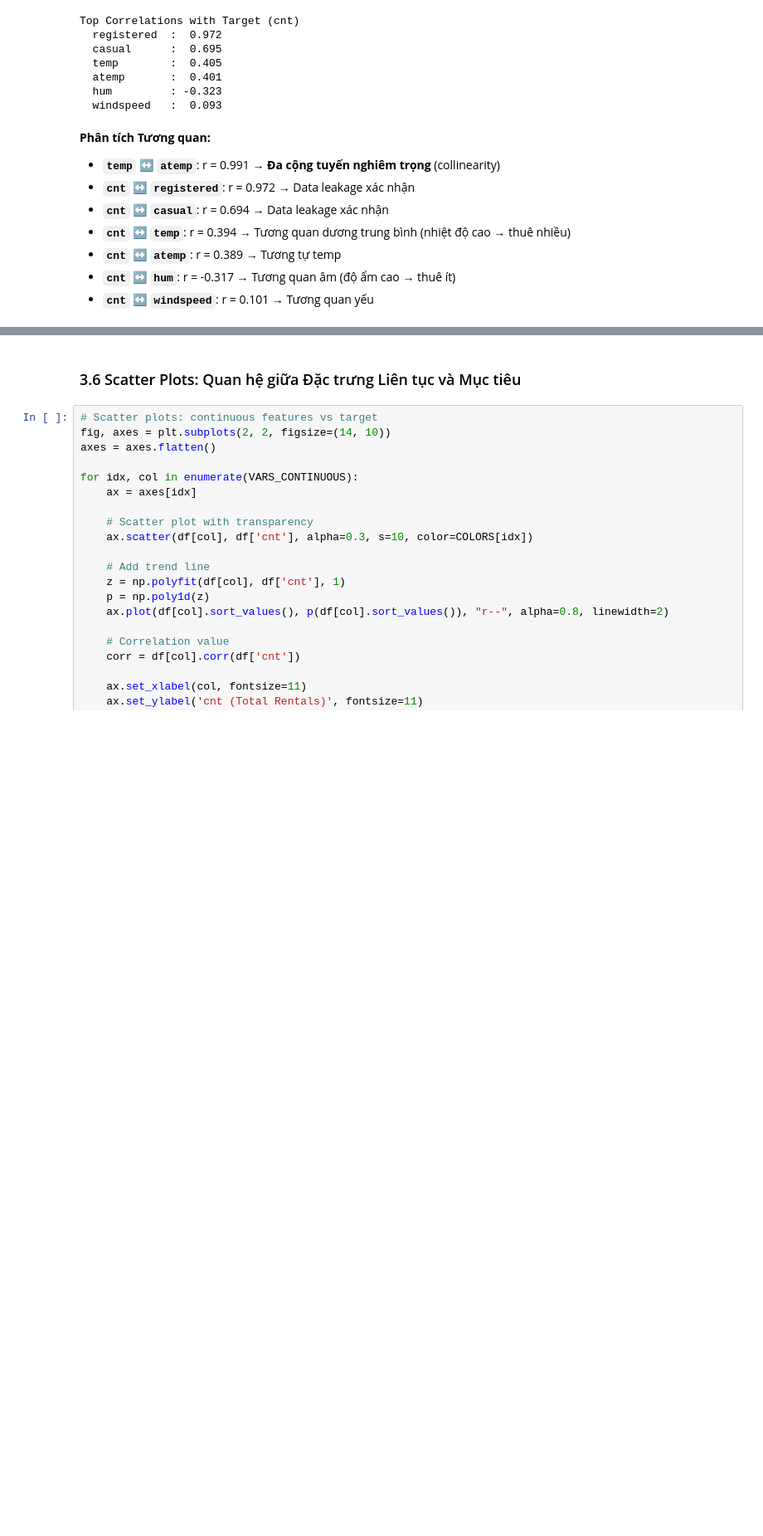
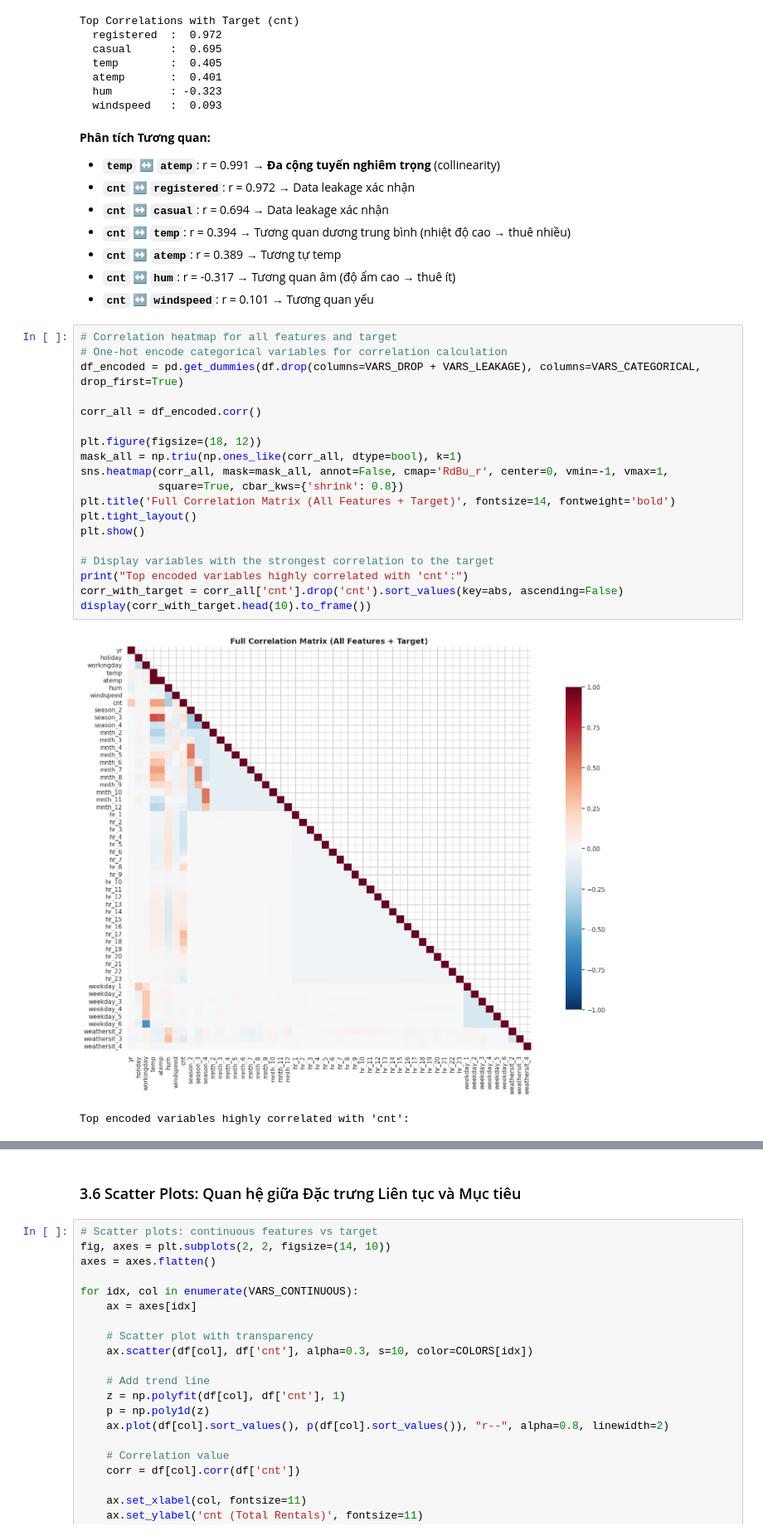
Before and after one commit to nh-atuan/supervised-learning-project, a Jupyter notebook: code/Part1_Regression/data/01_eda.ipynb, the cells around one changed output, grey strips where cells are left out. Shown at 83% size. Cells and saved outputs as stored; diff of their text form; blank space fills up the shorter version.

Commit message:
feat (regression): Expand EDA with detailed categorical analysis and preprocessing strategy, create a new data preprocessing notebook, and update gitignore for output files.

```diff
--- a/code/Part1_Regression/data/01_eda.ipynb
+++ b/code/Part1_Regression/data/01_eda.ipynb
@@ -588,3 +661,25 @@ Top Correlations with Target (cnt)
 - **`cnt` ↔ `atemp`**: r = 0.389 → Tương tự temp
 - **`cnt` ↔ `hum`**: r = -0.317 → Tương quan âm (độ ẩm cao → thuê ít)
 - **`cnt` ↔ `windspeed`**: r = 0.101 → Tương quan yếu
+# %%
+# Correlation heatmap for all features and target
+# One-hot encode categorical variables for correlation calculation
+df_encoded = pd.get_dummies(df.drop(columns=VARS_DROP + VARS_LEAKAGE), columns=VARS_CATEGORICAL, drop_first=True)
+
+corr_all = df_encoded.corr()
+
+plt.figure(figsize=(18, 12))
+mask_all = np.triu(np.ones_like(corr_all, dtype=bool), k=1)
+sns.heatmap(corr_all, mask=mask_all, annot=False, cmap='RdBu_r', center=0, vmin=-1, vmax=1,
+            square=True, cbar_kws={'shrink': 0.8})
+plt.title('Full Correlation Matrix (All Features + Target)', fontsize=14, fontweight='bold')
+plt.tight_layout()
+plt.show()
+
+# Display variables with the strongest correlation to the target
+print("Top encoded variables highly correlated with 'cnt':")
+corr_with_target = corr_all['cnt'].drop('cnt').sort_values(key=abs, ascending=False)
+display(corr_with_target.head(10).to_frame())
+# %% [output]
+[figure, added]
+Top encoded variables highly correlated with 'cnt':
```
Also changed, not shown: parts of 12 cells of this notebook, 2 other files.
